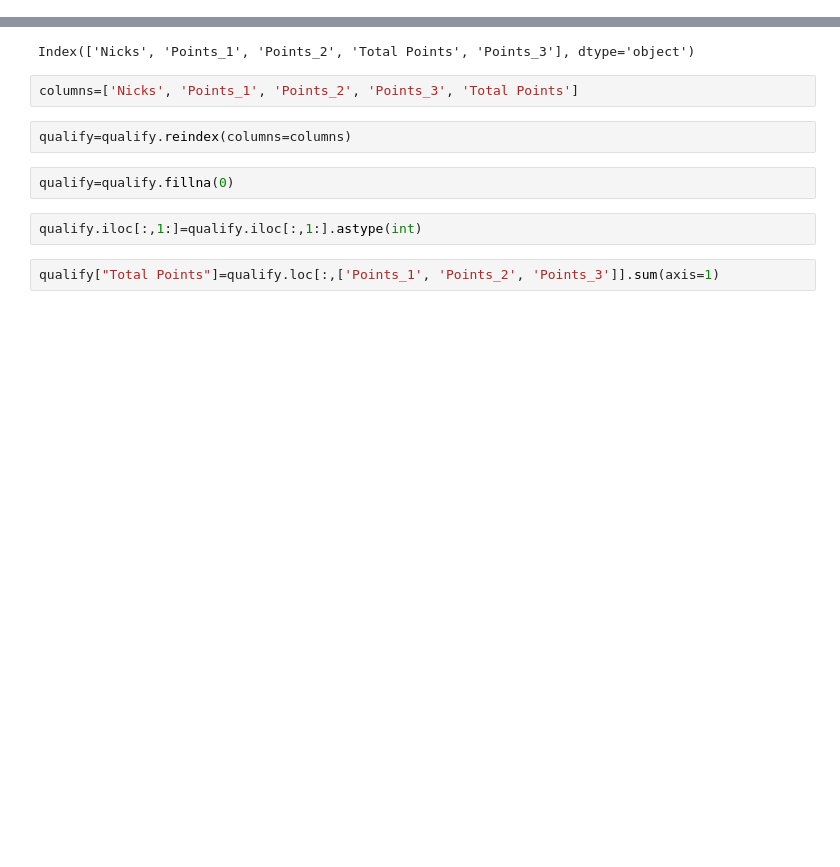
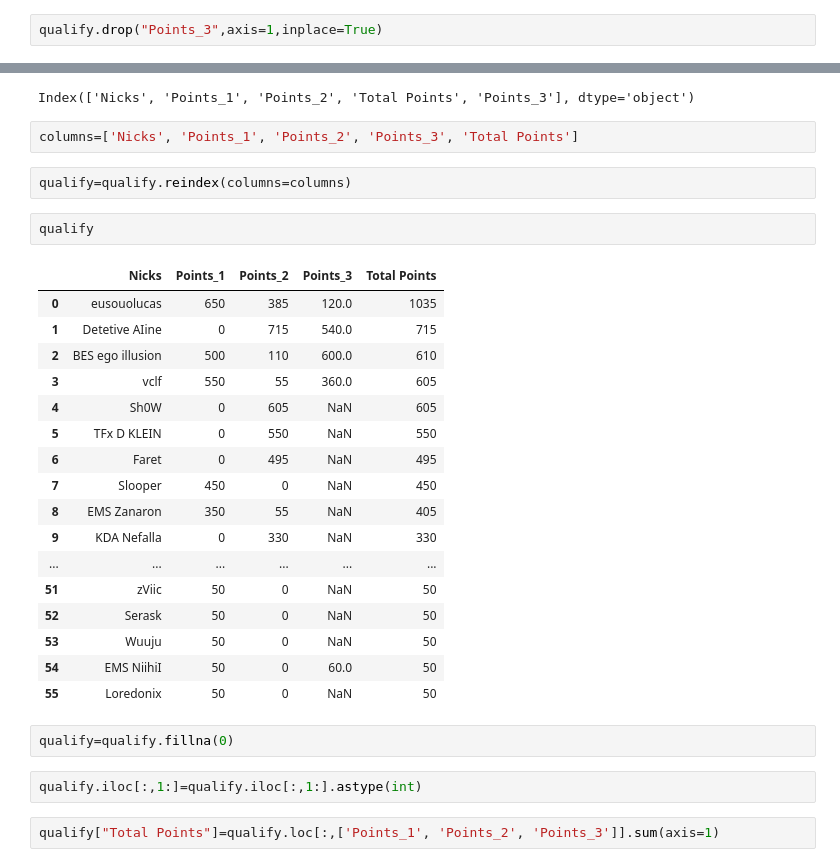
Before and after one commit to arthurslins/tft_agua, a Jupyter notebook: tft.ipynb, the cells around one changed output, grey strips where cells are left out. Saved outputs shown, nothing was run; the diff lists cells and outputs as text; blank space fills up the shorter version.

```diff
--- a/tft.ipynb
+++ b/tft.ipynb
@@ -154,3 +154,5 @@ qualify
+# %%
+qualify.drop("Points_3",axis=1,inplace=True)
 # %%
 q4=pd.DataFrame()
 # %%
@@ -195,6 +193,26 @@ Index(['Nicks', 'Points_1', 'Points_2', 'Total Points', 'Points_3'], dtype='obje
 columns=['Nicks', 'Points_1', 'Points_2', 'Points_3', 'Total Points']
 # %%
 qualify=qualify.reindex(columns=columns)
+# %%
+qualify
+# %% [output]
+|  | Nicks | Points_1 | Points_2 | Points_3 | Total Points |
+| 0 | eusouolucas | 650 | 385 | 120.0 | 1035 |
+| 1 | Detetive AIine | 0 | 715 | 540.0 | 715 |
+| 2 | BES ego illusion | 500 | 110 | 600.0 | 610 |
+| 3 | vclf | 550 | 55 | 360.0 | 605 |
+| 4 | Sh0W | 0 | 605 | NaN | 605 |
+| 5 | TFx D KLEIN | 0 | 550 | NaN | 550 |
+| 6 | Faret | 0 | 495 | NaN | 495 |
+| 7 | Slooper | 450 | 0 | NaN | 450 |
+| 8 | EMS Zanaron | 350 | 55 | NaN | 405 |
+| 9 | KDA Nefalla | 0 | 330 | NaN | 330 |
+| ... | ... | ... | ... | ... | ... |
+| 51 | zViic | 50 | 0 | NaN | 50 |
+| 52 | Serask | 50 | 0 | NaN | 50 |
+| 53 | Wuuju | 50 | 0 | NaN | 50 |
+| 54 | EMS NiihiI | 50 | 0 | 60.0 | 50 |
+| 55 | Loredonix | 50 | 0 | NaN | 50 |
 # %%
 qualify=qualify.fillna(0)
 # %%
```
Also changed, not shown: parts of 5 cells of this notebook, 6 other files.
